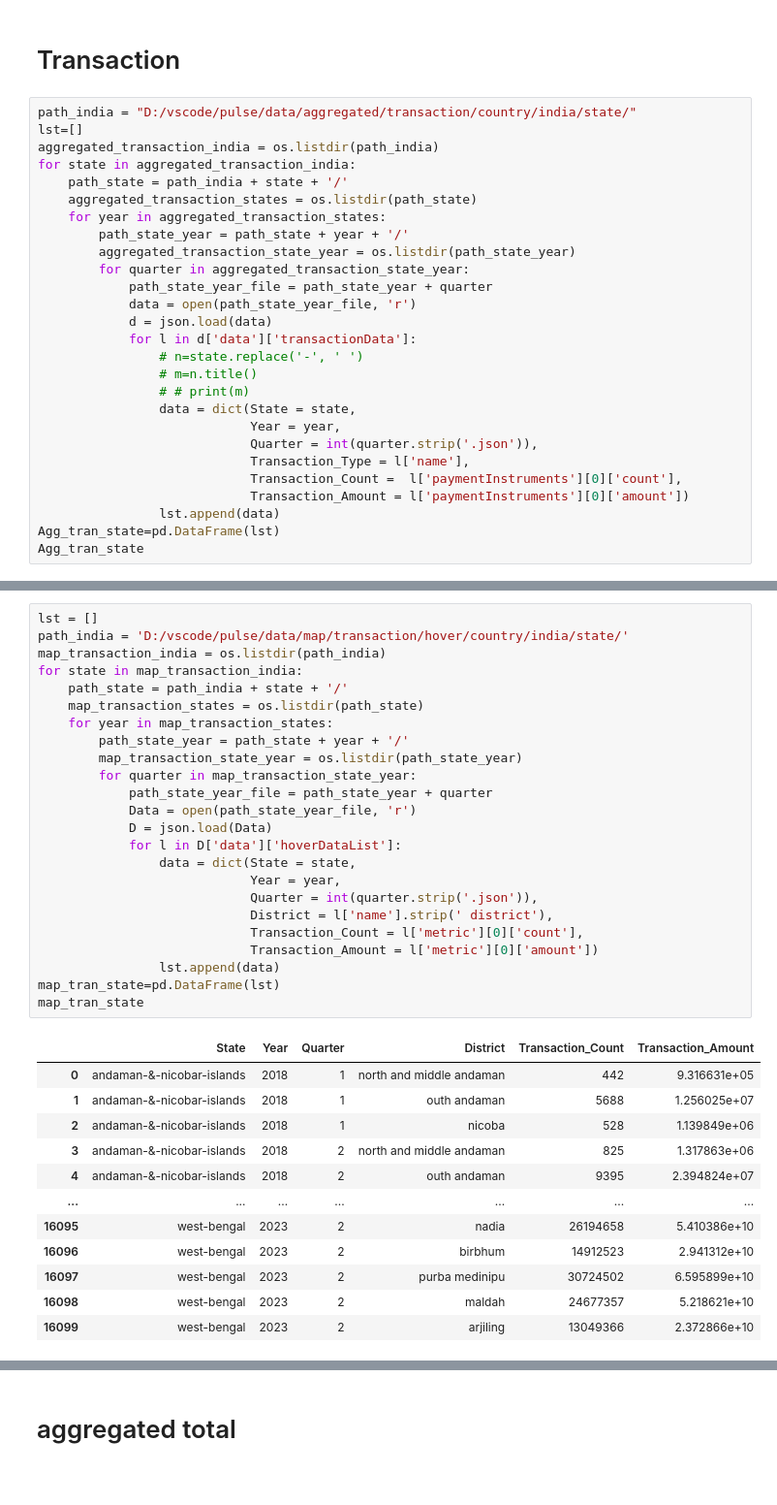
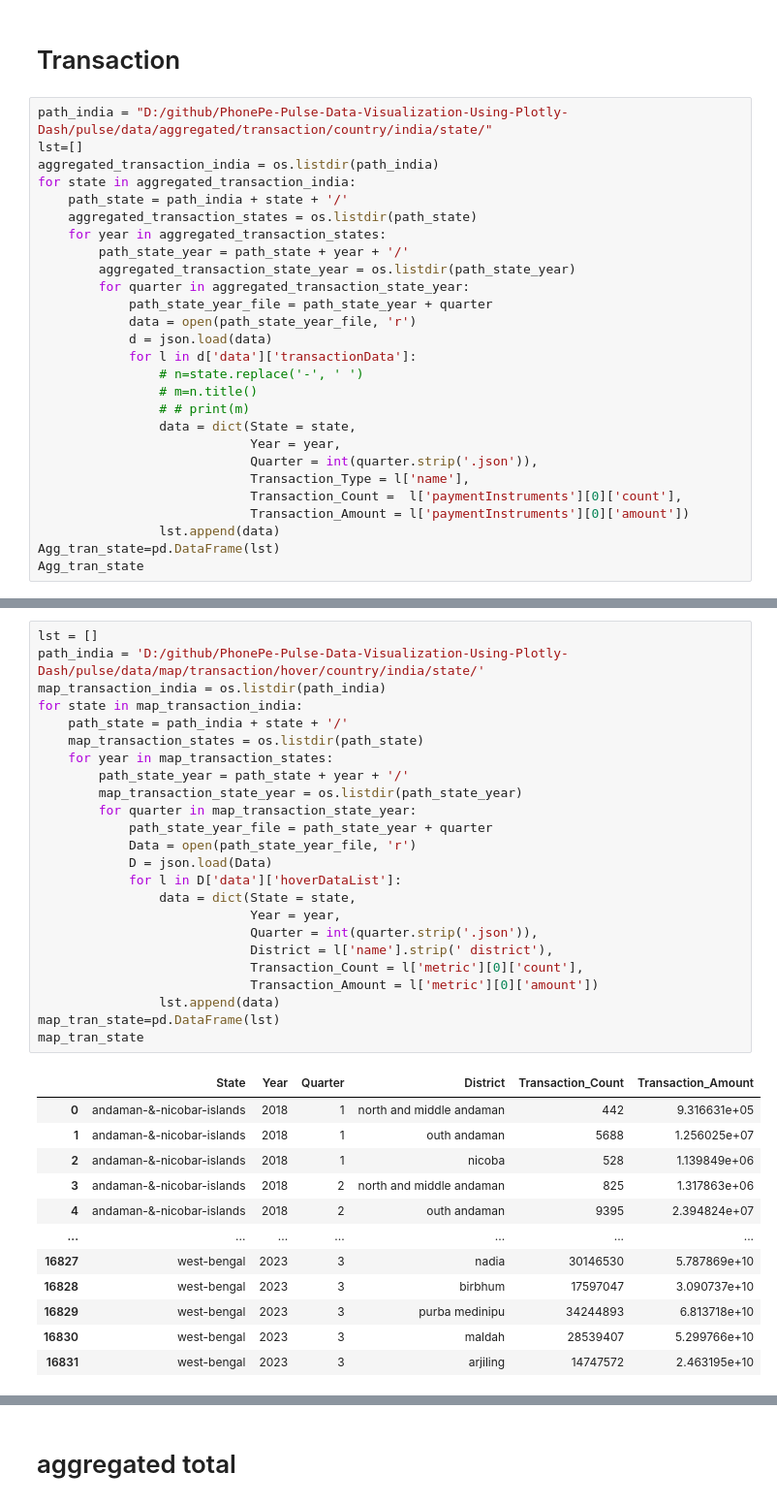
Before and after one commit to Prakash-Kani/PhonePe-Pulse-Data-Visualization-Using-Plotly-Dash, a Jupyter notebook: pulse_data_extraction.ipynb.ipynb, the cells around one changed output, grey strips where cells are left out. Shown at 97% size. Drawn from its saved outputs; the diff is of its cells as text.

```diff
--- a/pulse_data_extraction.ipynb.ipynb
+++ b/pulse_data_extraction.ipynb.ipynb
@@ -42,7 +42,7 @@ df=pd.DataFrame([i['properties'].get('ST_NM') for i in data1['features']],column
 # %% [markdown]
 # Transaction
 # %%
-path_india = "D:/vscode/pulse/data/aggregated/transaction/country/india/state/"
+path_india = "D:/github/PhonePe-Pulse-Data-Visualization-Using-Plotly-Dash/pulse/data/aggregated/transaction/country/india/state/"
 lst=[]
 aggregated_transaction_india = os.listdir(path_india)
 for state in aggregated_transaction_india:
@@ -85,37 +85,37 @@ Agg_tran_state
 # %%
 lst = []
-path_india = 'D:/vscode/pulse/data/map/transaction/hover/country/india/state/'
+path_india = 'D:/github/PhonePe-Pulse-Data-Visualization-Using-Plotly-Dash/pulse/data/map/transaction/hover/country/india/state/'
 map_transaction_india = os.listdir(path_india)
 for state in map_transaction_india:
     path_state = path_india + state + '/'
     map_transaction_states = os.listdir(path_state)
     for year in map_transaction_states:
         path_state_year = path_state + year + '/'
         map_transaction_state_year = os.listdir(path_state_year)
         for quarter in map_transaction_state_year:
             path_state_year_file = path_state_year + quarter
             Data = open(path_state_year_file, 'r')
             D = json.load(Data)
             for l in D['data']['hoverDataList']:
                 data = dict(State = state,
                             Year = year,
                             Quarter = int(quarter.strip('.json')),
                             District = l['name'].strip(' district'),
                             Transaction_Count = l['metric'][0]['count'],
                             Transaction_Amount = l['metric'][0]['amount'])
                 lst.append(data)
 map_tran_state=pd.DataFrame(lst)
 map_tran_state
 # %% [output]
 |  | State | Year | Quarter | District | Transaction_Count | Transaction_Amount |
 | 0 | andaman-&-nicobar-islands | 2018 | 1 | north and middle andaman | 442 | 9.316631e+05 |
 | 1 | andaman-&-nicobar-islands | 2018 | 1 | outh andaman | 5688 | 1.256025e+07 |
 | 2 | andaman-&-nicobar-islands | 2018 | 1 | nicoba | 528 | 1.139849e+06 |
 | 3 | andaman-&-nicobar-islands | 2018 | 2 | north and middle andaman | 825 | 1.317863e+06 |
 | 4 | andaman-&-nicobar-islands | 2018 | 2 | outh andaman | 9395 | 2.394824e+07 |
 | ... | ... | ... | ... | ... | ... | ... |
-| 16095 | west-bengal | 2023 | 2 | nadia | 26194658 | 5.410386e+10 |
-| 16096 | west-bengal | 2023 | 2 | birbhum | 14912523 | 2.941312e+10 |
-| 16097 | west-bengal | 2023 | 2 | purba medinipu | 30724502 | 6.595899e+10 |
-| 16098 | west-bengal | 2023 | 2 | maldah | 24677357 | 5.218621e+10 |
-| 16099 | west-bengal | 2023 | 2 | arjiling | 13049366 | 2.372866e+10 |
+| 16827 | west-bengal | 2023 | 3 | nadia | 30146530 | 5.787869e+10 |
+| 16828 | west-bengal | 2023 | 3 | birbhum | 17597047 | 3.090737e+10 |
+| 16829 | west-bengal | 2023 | 3 | purba medinipu | 34244893 | 6.813718e+10 |
+| 16830 | west-bengal | 2023 | 3 | maldah | 28539407 | 5.299766e+10 |
+| 16831 | west-bengal | 2023 | 3 | arjiling | 14747572 | 2.463195e+10 |
```
Also changed, not shown: parts of 17 cells of this notebook.
